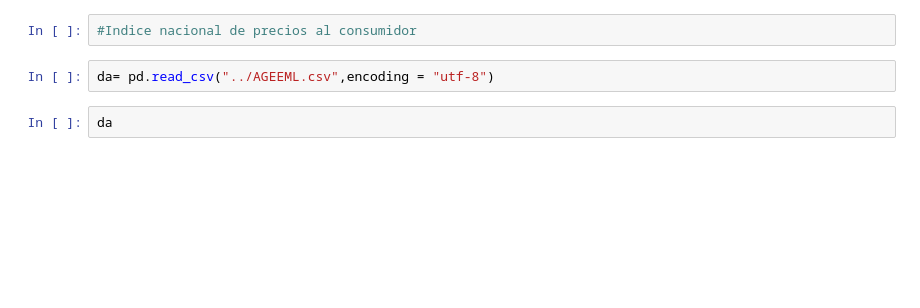
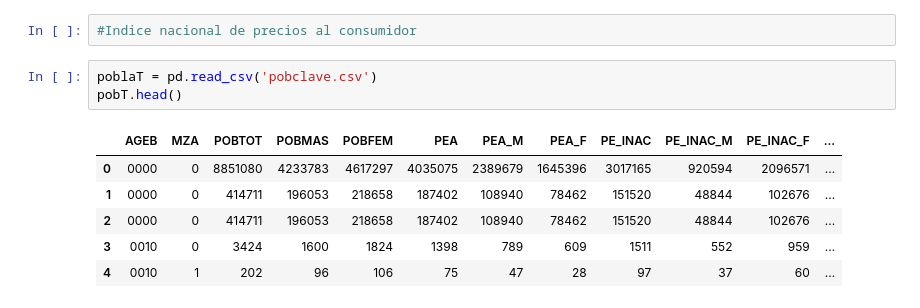
Before and after one commit to rogerzadi/Instant_Business_Analysis, a Jupyter notebook: Modelo supervivencia.ipynb, the cells around one changed output. Saved outputs shown, nothing was run; the diff lists cells and outputs as text; blank space fills up the shorter version.

```diff
--- a/Modelo supervivencia.ipynb
+++ b/Modelo supervivencia.ipynb
@@ -186,6 +198,12 @@ Name: fecha_alta, dtype: int64
 # %%
 #Indice nacional de precios al consumidor
-# %%
-da= pd.read_csv("../AGEEML.csv",encoding = "utf-8")
-# %%
-da
+# %%
+poblaT = pd.read_csv('pobclave.csv')
+pobT.head()
+# %% [output]
+|  | AGEB | MZA | POBTOT | POBMAS | POBFEM | PEA | PEA_M | PEA_F | PE_INAC | PE_INAC_M | PE_INAC_F | ... |
+| 0 | 0000 | 0 | 8851080 | 4233783 | 4617297 | 4035075 | 2389679 | 1645396 | 3017165 | 920594 | 2096571 | ... |
+| 1 | 0000 | 0 | 414711 | 196053 | 218658 | 187402 | 108940 | 78462 | 151520 | 48844 | 102676 | ... |
+| 2 | 0000 | 0 | 414711 | 196053 | 218658 | 187402 | 108940 | 78462 | 151520 | 48844 | 102676 | ... |
+| 3 | 0010 | 0 | 3424 | 1600 | 1824 | 1398 | 789 | 609 | 1511 | 552 | 959 | ... |
+| 4 | 0010 | 1 | 202 | 96 | 106 | 75 | 47 | 28 | 97 | 37 | 60 | ... |
```
Also changed, not shown: parts of 19 cells of this notebook.
